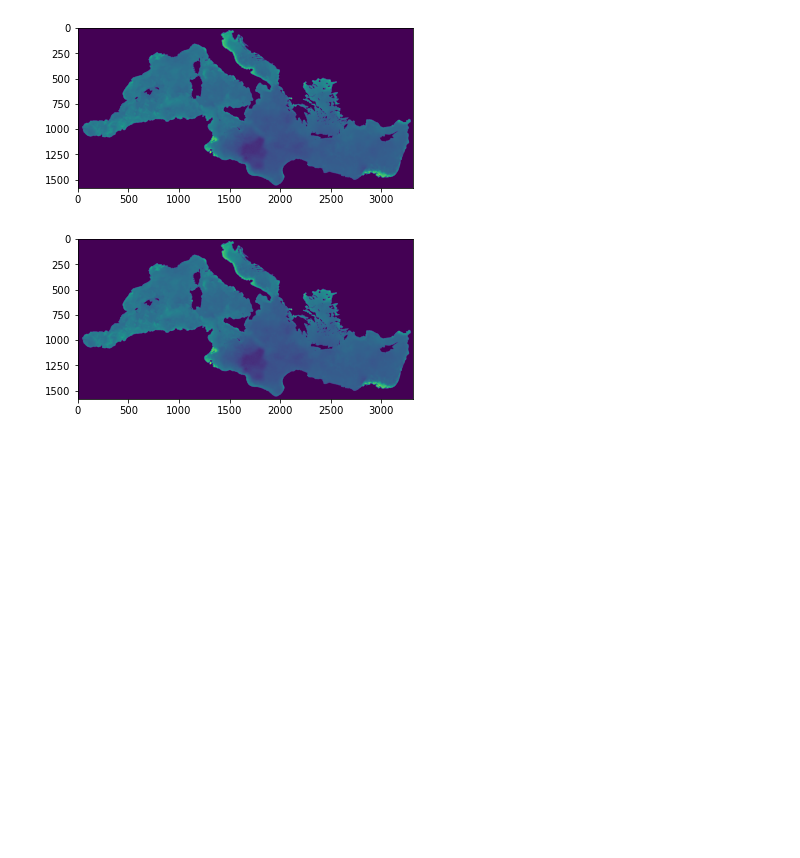
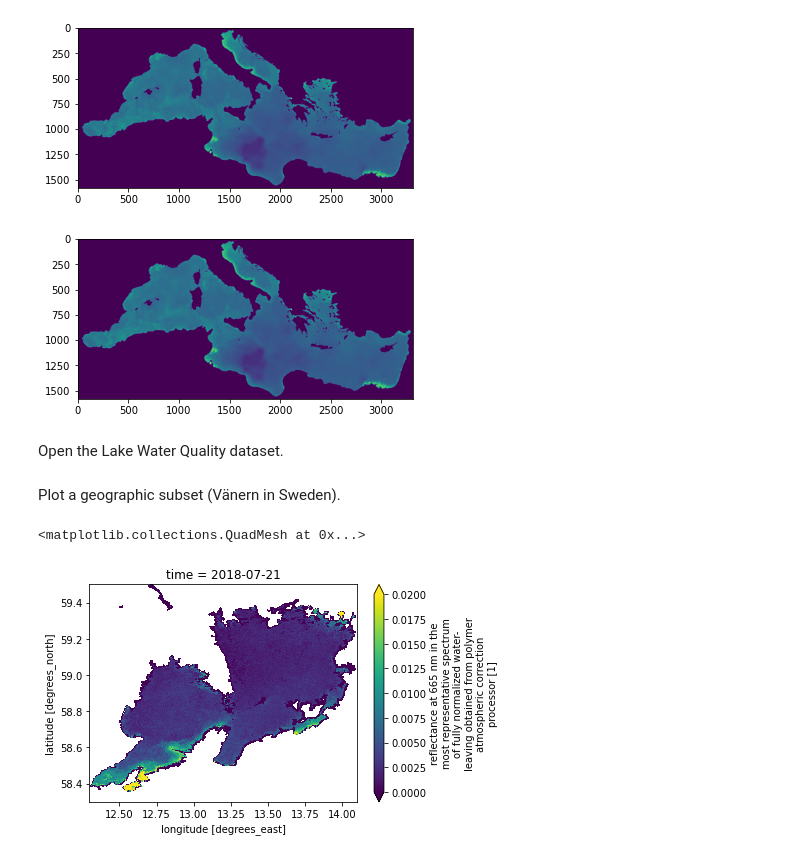
Before and after one commit to bcdev/nc2zarr, a Jupyter notebook: examples/notebooks/open-datasets.ipynb, the cells around one changed output. Drawn from its saved outputs; the diff is of its cells as text; code cells hidden in the pictures; blank space fills up the shorter version.

Commit message:
Add LWQ to open-datasets example notebook

```diff
--- a/examples/notebooks/open-datasets.ipynb
+++ b/examples/notebooks/open-datasets.ipynb
@@ -58,3 +58,14 @@ med_via_xcube = xcube_store.open_data(med_name)
 plot_chl(med_via_xcube)
 # %% [output]
 [figure]
+# %% [markdown]
+Open the Lake Water Quality dataset.
+# %%
+lwq = xcube_store.open_data("LWQ-NRT-300m.zarr")
+# %% [markdown]
+Plot a geographic subset (Vänern in Sweden).
+# %%
+lwq.Rw665_rep.sel(lon=slice(12.3, 14.1), lat=slice(59.5, 58.3)).isel(time=20).plot(vmin=0, vmax=0.02)
+# %% [output]
+<matplotlib.collections.QuadMesh at 0x...>
+[figure, added]
```
